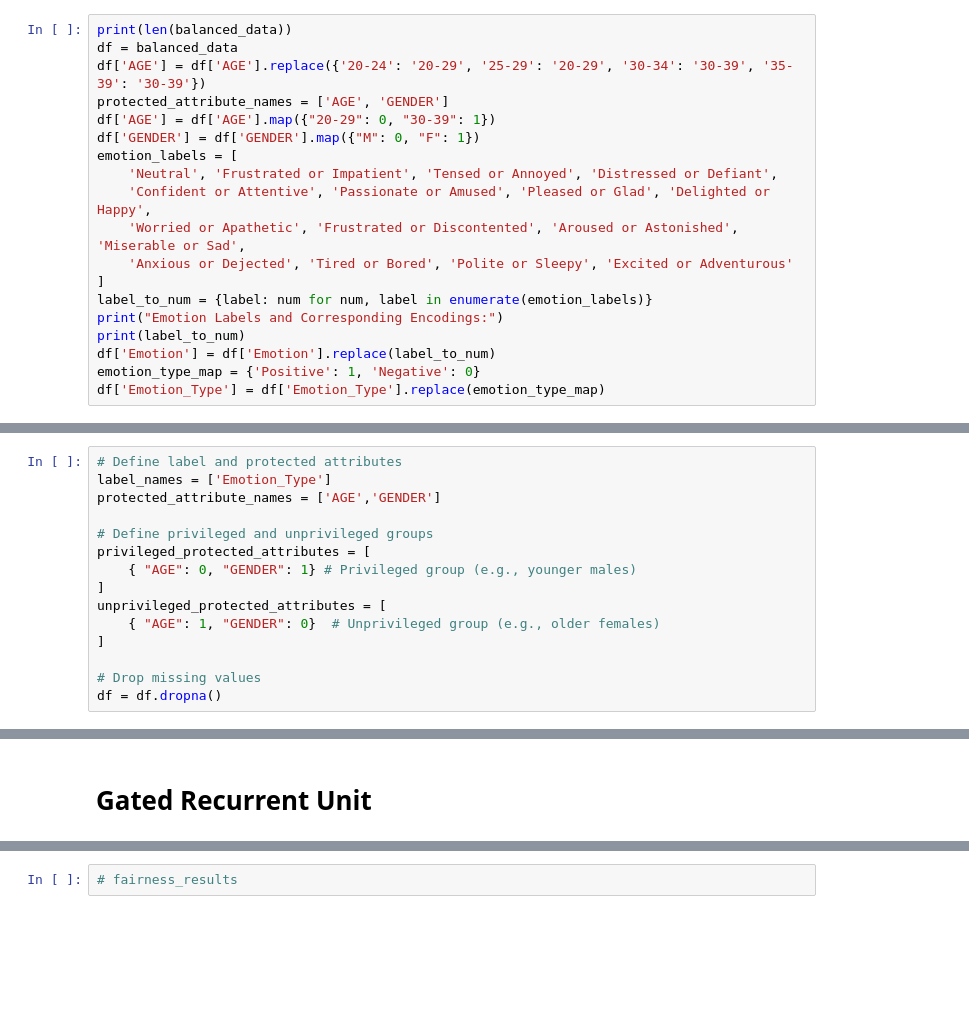
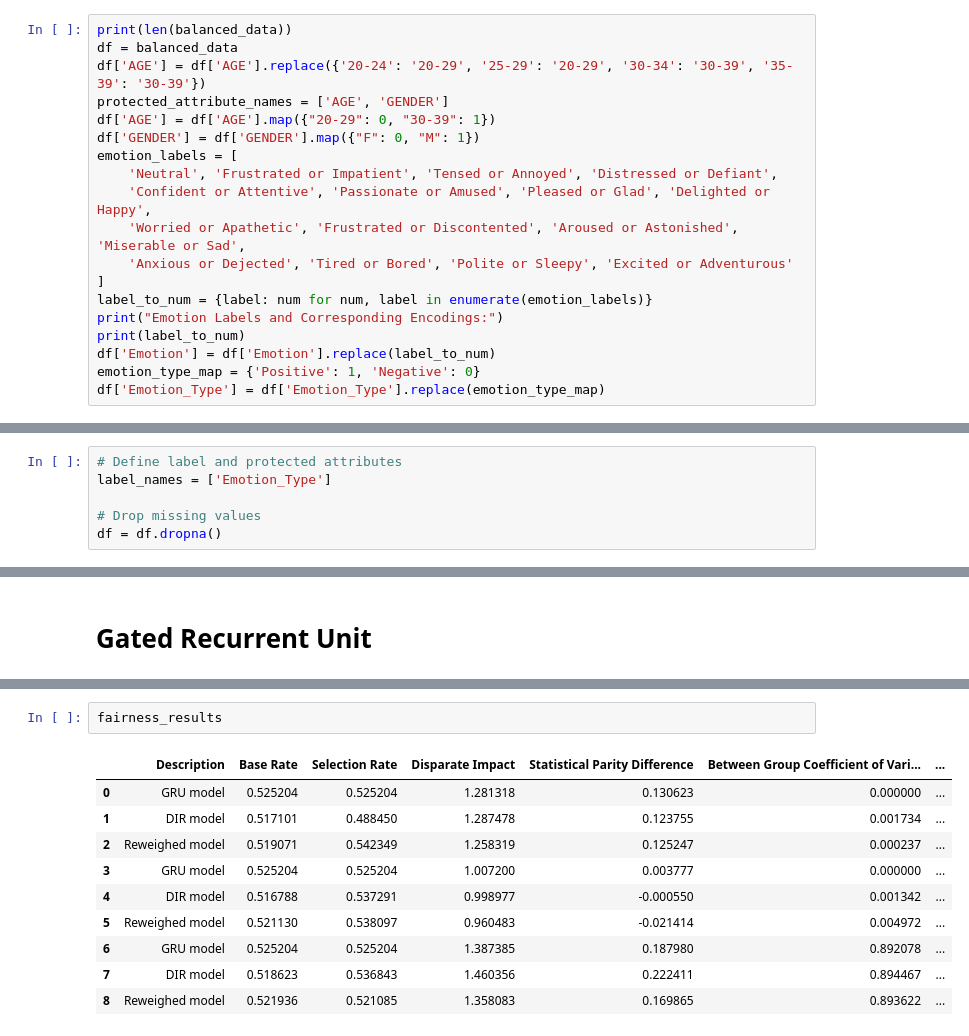
Before and after one commit to kaushikar11/RAI-HER, a Jupyter notebook: RAI-HER-2.ipynb, the cells around one changed output, grey strips where cells are left out. Drawn from its saved outputs; the diff is of its cells as text; blank space fills up the shorter version.

Commit message:
Kaggle Notebook | Responsible-AI | fairness_results

```diff
--- a/RAI-HER-2.ipynb
+++ b/RAI-HER-2.ipynb
@@ -604,7 +604,7 @@ df = balanced_data
 df['AGE'] = df['AGE'].replace({'20-24': '20-29', '25-29': '20-29', '30-34': '30-39', '35-39': '30-39'})
 protected_attribute_names = ['AGE', 'GENDER']
 df['AGE'] = df['AGE'].map({"20-29": 0, "30-39": 1})
-df['GENDER'] = df['GENDER'].map({"M": 0, "F": 1})
+df['GENDER'] = df['GENDER'].map({"F": 0, "M": 1})
 emotion_labels = [
     'Neutral', 'Frustrated or Impatient', 'Tensed or Annoyed', 'Distressed or Defiant',
     'Confident or Attentive', 'Passionate or Amused', 'Pleased or Glad', 'Delighted or Happy',
@@ -624,15 +624,6 @@ Emotion Labels and Corresponding Encodings:
 # %%
 # Define label and protected attributes
 label_names = ['Emotion_Type']
-protected_attribute_names = ['AGE','GENDER']
-
-# Define privileged and unprivileged groups
-privileged_protected_attributes = [
-    { "AGE": 0, "GENDER": 1} # Privileged group (e.g., younger males)
-]
-unprivileged_protected_attributes = [
-    { "AGE": 1, "GENDER": 0}  # Unprivileged group (e.g., older females)
-]
 
 # Drop missing values
 df = df.dropna()
@@ -1108,2 +1011,13 @@ compute_fairness_metrics(test_bld, pred_rejoc_bld, privileged_protected_attribut
-# %%
-# fairness_results
+# %%
+fairness_results
+# %% [output]
+|  | Description | Base Rate | Selection Rate | Disparate Impact | Statistical Parity Difference | Between Group Coefficient of Vari... | ... |
+| 0 | GRU model | 0.525204 | 0.525204 | 1.281318 | 0.130623 | 0.000000 | ... |
+| 1 | DIR model | 0.517101 | 0.488450 | 1.287478 | 0.123755 | 0.001734 | ... |
+| 2 | Reweighed model | 0.519071 | 0.542349 | 1.258319 | 0.125247 | 0.000237 | ... |
+| 3 | GRU model | 0.525204 | 0.525204 | 1.007200 | 0.003777 | 0.000000 | ... |
+| 4 | DIR model | 0.516788 | 0.537291 | 0.998977 | -0.000550 | 0.001342 | ... |
+| 5 | Reweighed model | 0.521130 | 0.538097 | 0.960483 | -0.021414 | 0.004972 | ... |
+| 6 | GRU model | 0.525204 | 0.525204 | 1.387385 | 0.187980 | 0.892078 | ... |
+| 7 | DIR model | 0.518623 | 0.536843 | 1.460356 | 0.222411 | 0.894467 | ... |
+| 8 | Reweighed model | 0.521936 | 0.521085 | 1.358083 | 0.169865 | 0.893622 | ... |
```
Also changed, not shown: parts of 10 cells of this notebook.
